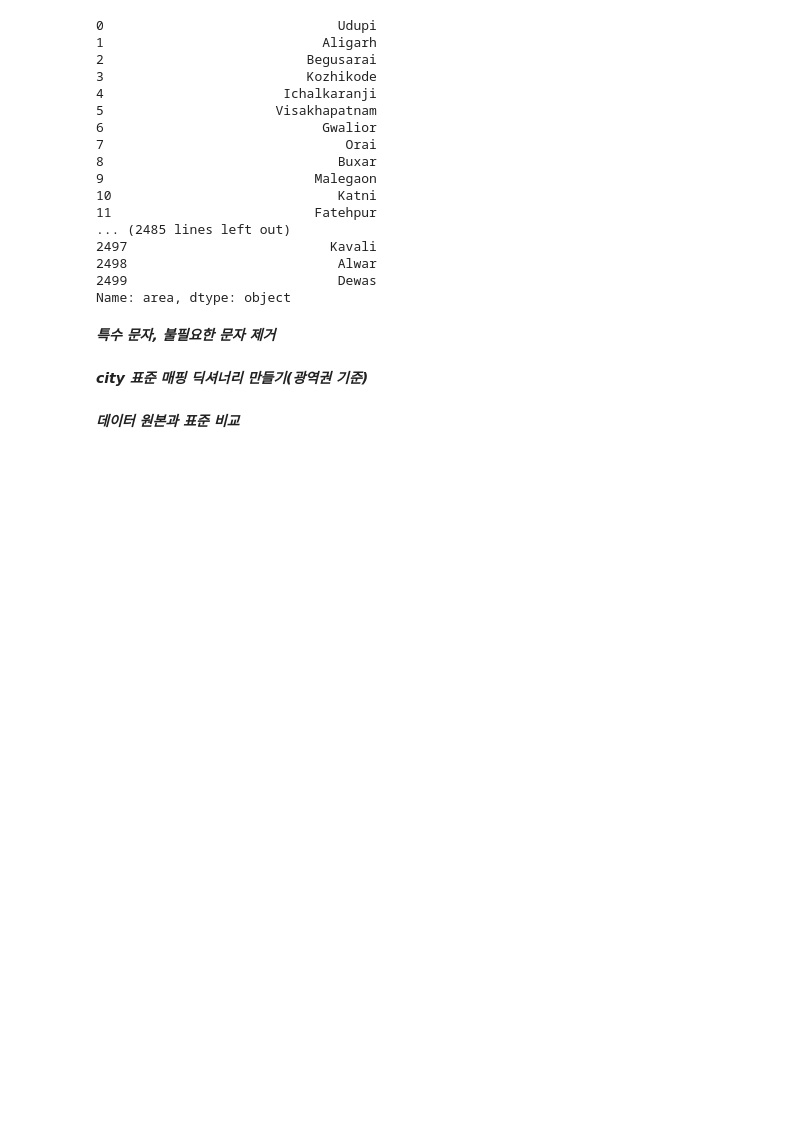
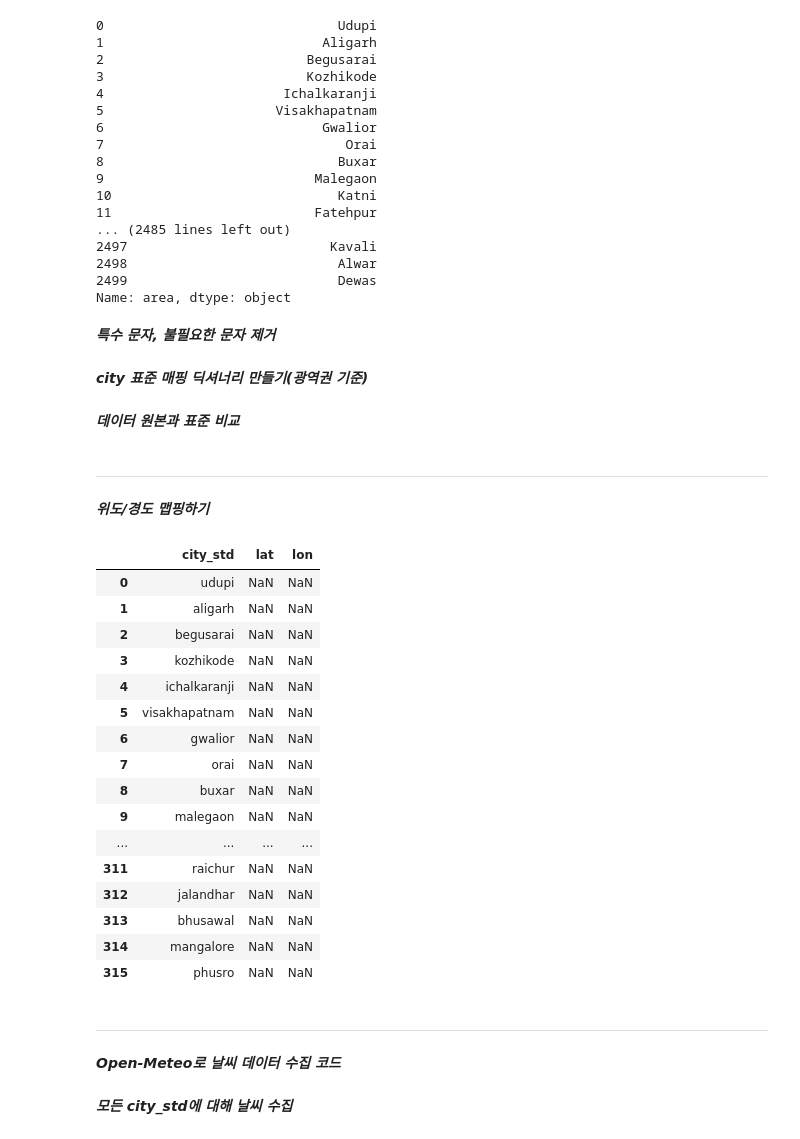
Before and after one commit to minkyungbae/demand-forecasting-project-modeling, a Jupyter notebook: data/EDA.ipynb, the cells around one changed output. Saved outputs shown, nothing was run; the diff lists cells and outputs as text; code cells hidden in the pictures; blank space fills up the shorter version.

```diff
--- a/data/EDA.ipynb
+++ b/data/EDA.ipynb
@@ -151,3 +151,50 @@ df["city_std"] = df["city_norm"].replace(city_map)
 city_std_df = df[["area", "city_norm", "city_std"]].drop_duplicates()
 
 city_std_df.to_csv('city_map.csv', index=False, encoding='utf-8-sig')
+# %% [markdown]
+---
+# %% [markdown]
+***위도/경도 맵핑하기***
+# %%
+# 광역권 기준, 날씨 조회용 기준점
+## Dataframe으로 한 이유
+## 1. JOIN 구조 통일
+## 2. CSV로 빼기 쉬움
+## 3. 나중에 city 늘어나도 관리 편함
+
+city_latlon = pd.DataFrame([
+    {"city_std": "delhi", "lat": 28.6139, "lon": 77.2090},
+    {"city_std": "mumbai", "lat": 19.0760, "lon": 72.8777},
+    {"city_std": "bangalore", "lat": 12.9716, "lon": 77.5946},
+    {"city_std": "hyderabad", "lat": 17.3850, "lon": 78.4867},
+    {"city_std": "chennai", "lat": 13.0827, "lon": 80.2707},
+])
+
+# city_std_df에 붙이기
+city_std_df = city_std_df.merge(city_latlon, on="city_std", how="left")
+
+# 확인하기
+## 여기서 NaN 뜨는 city가 있다면 → 광역권 매핑에서 빠진 도시라는 뜻 (정상적인 체크 포인트)
+city_std_df[["city_std", "lat", "lon"]].drop_duplicates()
+# %% [output]
+|  | city_std | lat | lon |
+| 0 | udupi | NaN | NaN |
+| 1 | aligarh | NaN | NaN |
+| 2 | begusarai | NaN | NaN |
+| 3 | kozhikode | NaN | NaN |
+| 4 | ichalkaranji | NaN | NaN |
+| 5 | visakhapatnam | NaN | NaN |
+| 6 | gwalior | NaN | NaN |
+| 7 | orai | NaN | NaN |
+| 8 | buxar | NaN | NaN |
+| 9 | malegaon | NaN | NaN |
+| ... | ... | ... | ... |
+| 311 | raichur | NaN | NaN |
+| 312 | jalandhar | NaN | NaN |
+| 313 | bhusawal | NaN | NaN |
+| 314 | mangalore | NaN | NaN |
+| 315 | phusro | NaN | NaN |
+# %% [markdown]
+---
+# %% [markdown]
+***Open-Meteo로 날씨 데이터 수집 코드***
@@ -153,0 +233,2 @@ city_std_df.to_csv('city_map.csv', index=False, encoding='utf-8-sig')
+# %% [markdown]
+***모든 city_std에 대해 날씨 수집***
```
Also changed, not shown: parts of 2 cells of this notebook.
